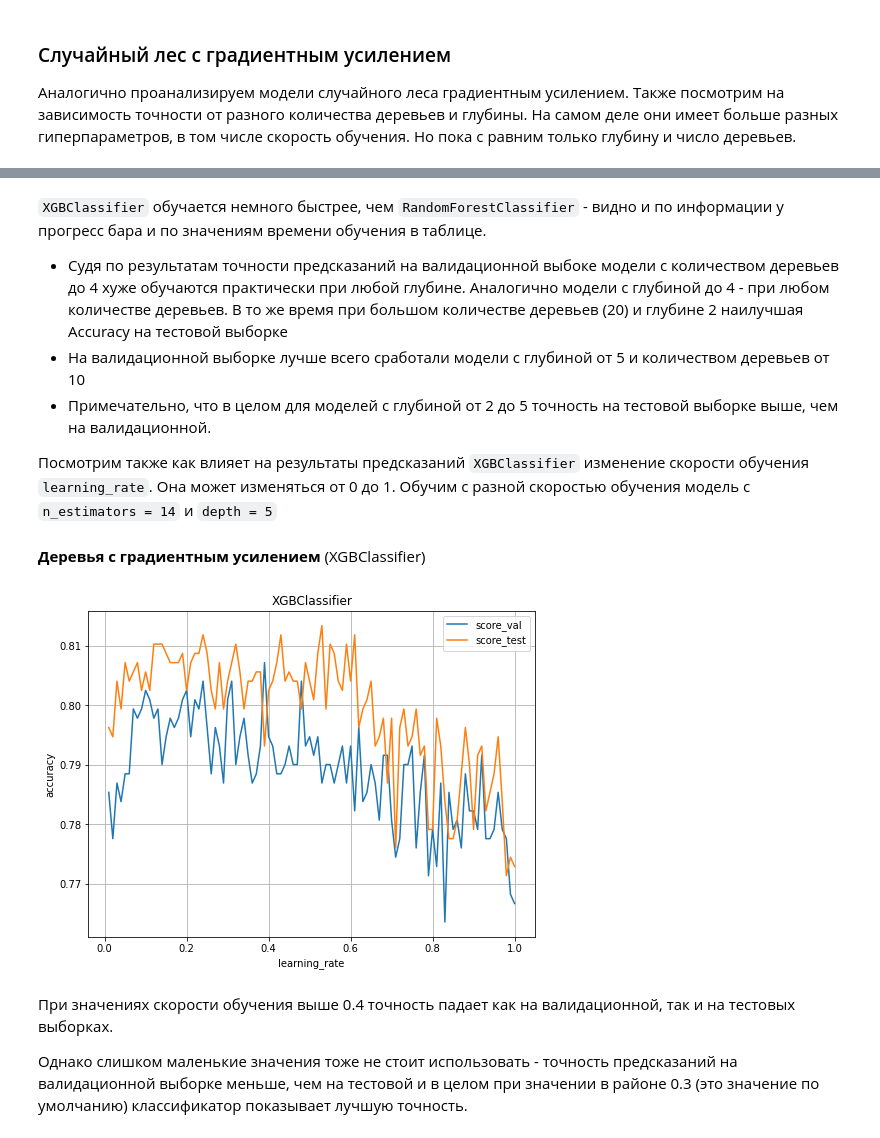
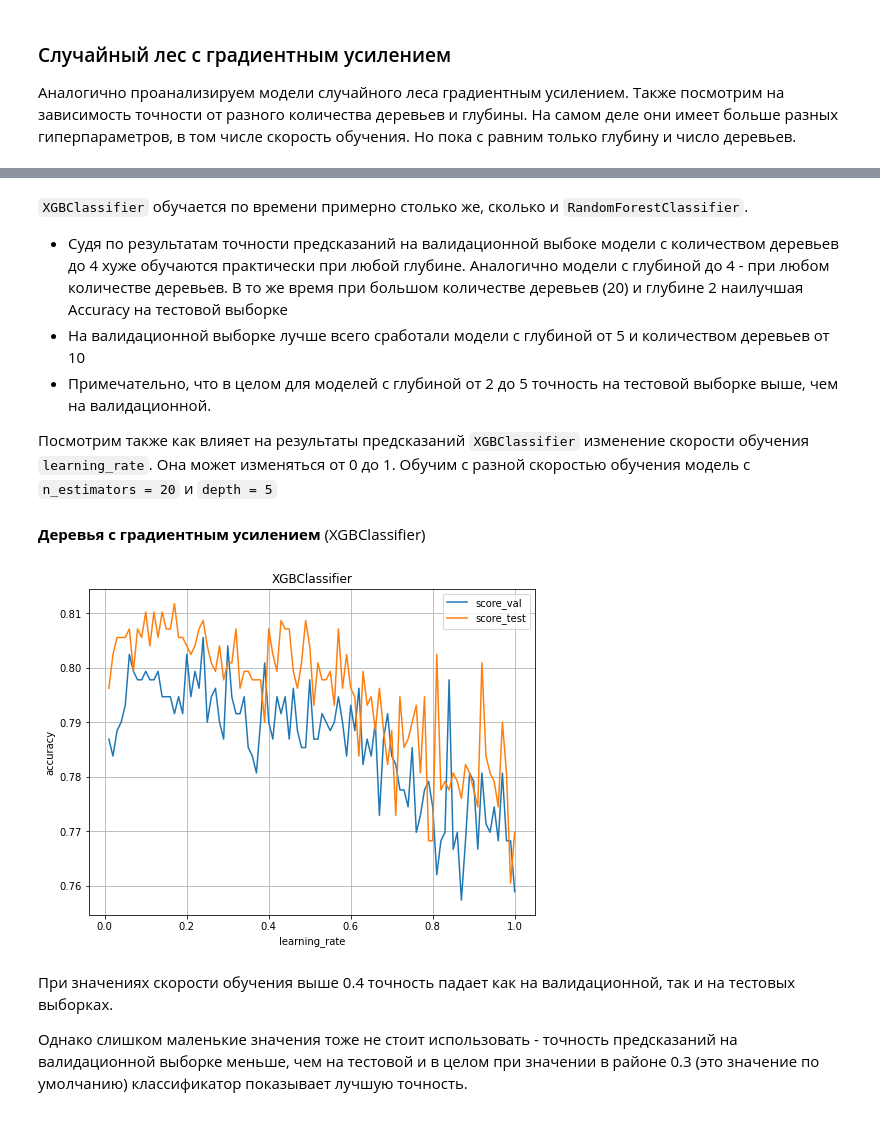
Before and after one commit to hairymax/Yandex.Practicum.DataScience, a Jupyter notebook: 2.1 Рекомендация тарифов/project2.1.ipynb, the cells around one changed output, grey strips where cells are left out. Drawn from its saved outputs; the diff is of its cells as text; code cells hidden in the pictures.

```diff
--- a/2.1 Рекомендация тарифов/project2.1.ipynb
+++ b/2.1 Рекомендация тарифов/project2.1.ipynb
@@ -78,7 +53,7 @@ RANDOM_STATE = 123
 
 Загрузим датасет, изучим данные
 # %%
-df = pd.read_csv('/datasets/users_behavior.csv')
+df = pd.read_csv('../datasets/users_behavior.csv')
 print('Размер датасета:', df.shape)
 display(Markdown('**Smart**'), df[~df.is_ultra.astype('bool')].describe())
 display(Markdown('**Ultra**'), df[df.is_ultra.astype('bool')].describe())
@@ -412,35 +318,35 @@ xgb_stat.head(10)
 # %% [markdown]
-`XGBClassifier` обучается немного быстрее, чем `RandomForestClassifier` - видно и по информации у прогресс бара и по значениям времени обучения в таблице.
+`XGBClassifier` обучается по времени примерно столько же, сколько и `RandomForestClassifier`.
 
 - Судя по результатам точности предсказаний на валидационной выбоке модели с количеством деревьев до 4 хуже обучаются практически при любой глубине. Аналогично модели с глубиной до 4 - при любом количестве деревьев. В то же время при большом количестве деревьев (20) и глубине 2 наилучшая Accuracy на тестовой выборке
 - На валидационной выборке лучше всего сработали модели с глубиной от 5 и количеством деревьев от 10
 - Примечательно, что в целом для моделей с глубиной от 2 до 5 точность на тестовой выборке выше, чем на валидационной.
 
-Посмотрим также как влияет на результаты предсказаний `XGBClassifier` изменение скорости обучения `learning_rate`. Она может изменяться от 0 до 1. Обучим с разной скоростью обучения модель с `n_estimators = 14` и  `depth = 5`
+Посмотрим также как влияет на результаты предсказаний `XGBClassifier` изменение скорости обучения `learning_rate`. Она может изменяться от 0 до 1. Обучим с разной скоростью обучения модель с `n_estimators = 20` и  `depth = 5`
 # %%
 display(Markdown('**Деревья с градиентным усилением** (XGBClassifier)'))
 
 xgb_stat_lr = pd.DataFrame(columns=['learning_rate','fit_time','score_val','score_test'])
 
 for lr in tqdm(np.linspace(0.01, 1.00, 100)):
-    model = XGBClassifier(n_estimators=14, max_depth=5, eval_metric = 'error',
+    model = XGBClassifier(n_estimators=20, max_depth=5, eval_metric = 'error',
                           random_state=RANDOM_STATE, use_label_encoder=False, learning_rate=lr)
     start = time.time()
     model.fit(X_train, y_train)
     fit_time = time.time() - start
     score_val = model.score(X_val, y_val)
     score_test = model.score(X_test, y_test)
     xgb_stat_lr = xgb_stat_lr.append({
         'learning_rate':lr, 'fit_time':fit_time,
         'score_val':score_val, 'score_test':score_test}, ignore_index=True)
 
 # выводим график Accuracy
 xgb_stat_lr.plot( x='learning_rate', y=['score_val','score_test'], grid=True, figsize=(8,6),
     ylabel='accuracy', title='XGBClassifier')
 plt.show()
 # %% [output]
 **Деревья с градиентным усилением** (XGBClassifier)
-[figure, old version]
+[figure, new version]
 # %% [markdown]
 При значениях скорости обучения выше 0.4 точность падает как на валидационной, так и на тестовых выборках.
 
```
Also changed, not shown: parts of 31 cells of this notebook, 28 other files.
